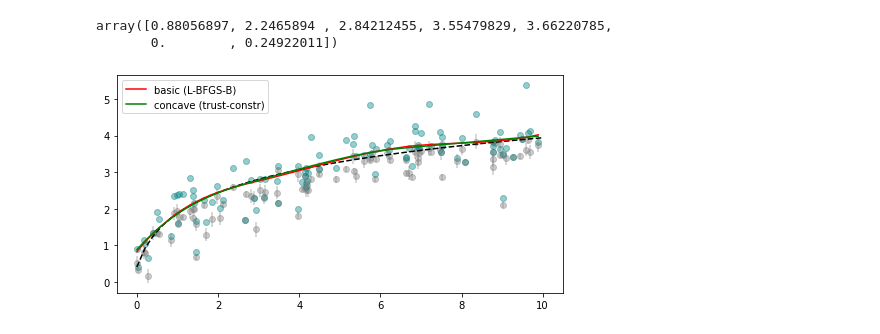
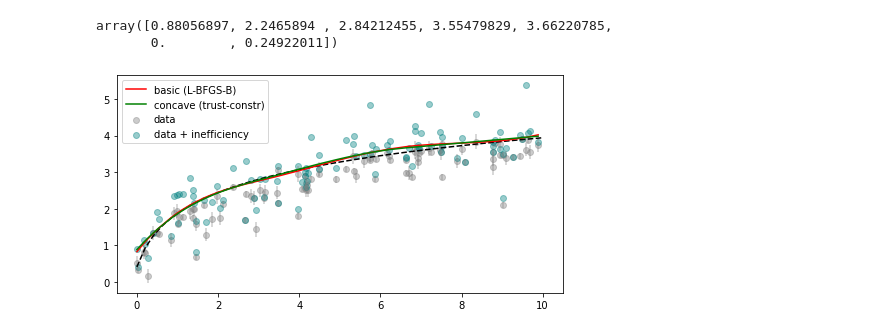
Before and after one commit to ihmeuw-msca/sfma, a Jupyter notebook: notebooks/L-BFGS-B Debug Example.ipynb, the cells around one changed output. Drawn from its saved outputs; the diff is of its cells as text; code cells hidden in the pictures.

```diff
--- a/notebooks/L-BFGS-B Debug Example.ipynb
+++ b/notebooks/L-BFGS-B Debug Example.ipynb
@@ -108,12 +108,12 @@ array([0.88056897, 2.2465894 , 2.84212455, 3.55479829, 3.66220785,
 # %%
 fig, axes = plt.subplots(1, 1, figsize=(8, 4))
 axes.plot(linspace, front, linestyle='dashed', color='black')
 axes.scatter(sim.input, sim.output, color='grey', alpha=0.4, label="data")
-axes.scatter(sim.input, sim.output + concave.inefficiencies, color='#008080', alpha=0.4, "data + inef")
+axes.scatter(sim.input, sim.output + concave.inefficiencies, color='#008080', alpha=0.4, label="data + inefficiency")
 axes.errorbar(sim.input, sim.output, yerr=sim.se, linestyle='None', color='grey', alpha=0.4)
 axes.plot(sim.input, sim.base_predictions, color='red', label='basic (L-BFGS-B)')
 axes.plot(sim.input, sim.concave_predictions, color='green', label='concave (trust-constr)')
 axes.legend()
-plt.savefig("")
+plt.savefig("results.png", bbox_inches="tight")
 # %% [output]
-[figure, old version]
+[figure, new version]
```
Also changed, not shown: 1 other file.
